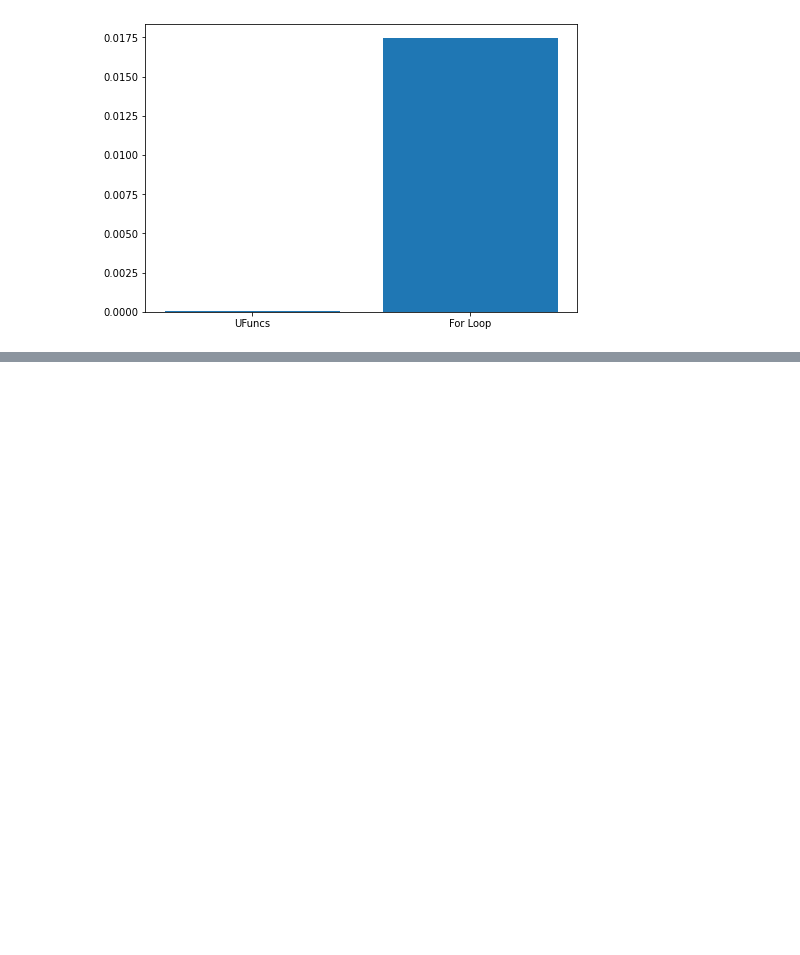
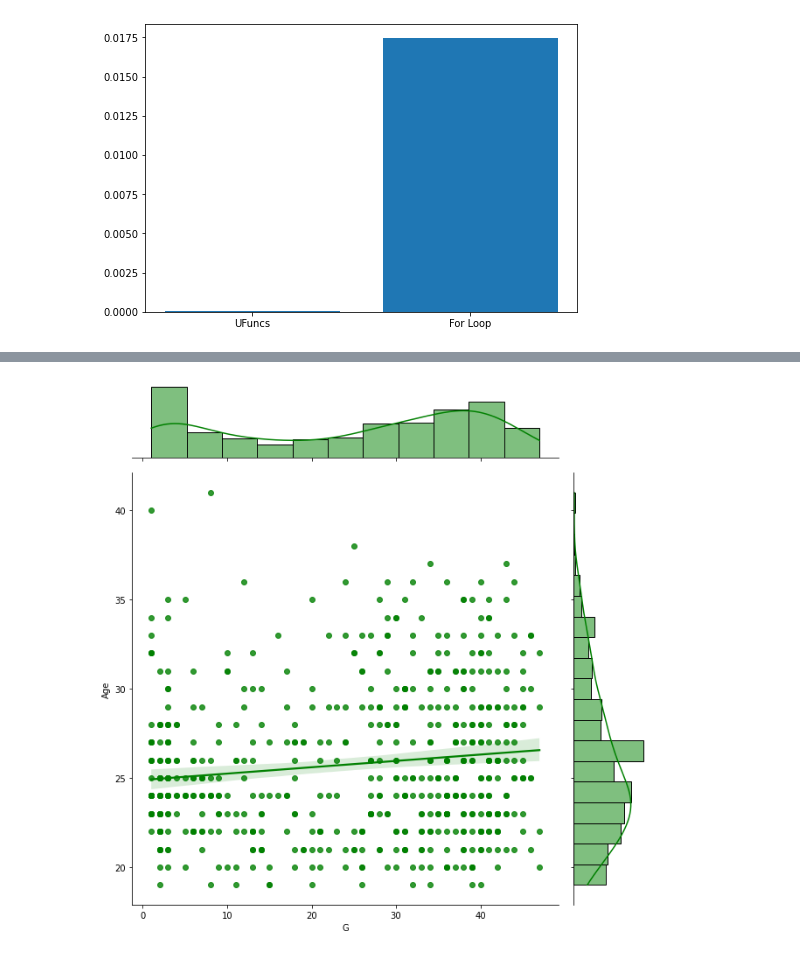
Before and after one commit to AndreCant/MWTDataScience, a Jupyter notebook: notebook.ipynb, the cells around one changed output, grey strips where cells are left out. Saved outputs shown, nothing was run; the diff lists cells and outputs as text; code cells hidden in the pictures; blank space fills up the shorter version.

```diff
--- a/notebook.ipynb
+++ b/notebook.ipynb
@@ -187,0 +223,5 @@ plt.show()
+# %%
+sns.jointplot(x=df_view_bar["G"],y=df_view_bar["Age"], kind="reg",color="g", height = 9)
+plt.show()
+# %% [output]
+[figure, added]
```
Also changed, not shown: parts of 11 cells of this notebook.
